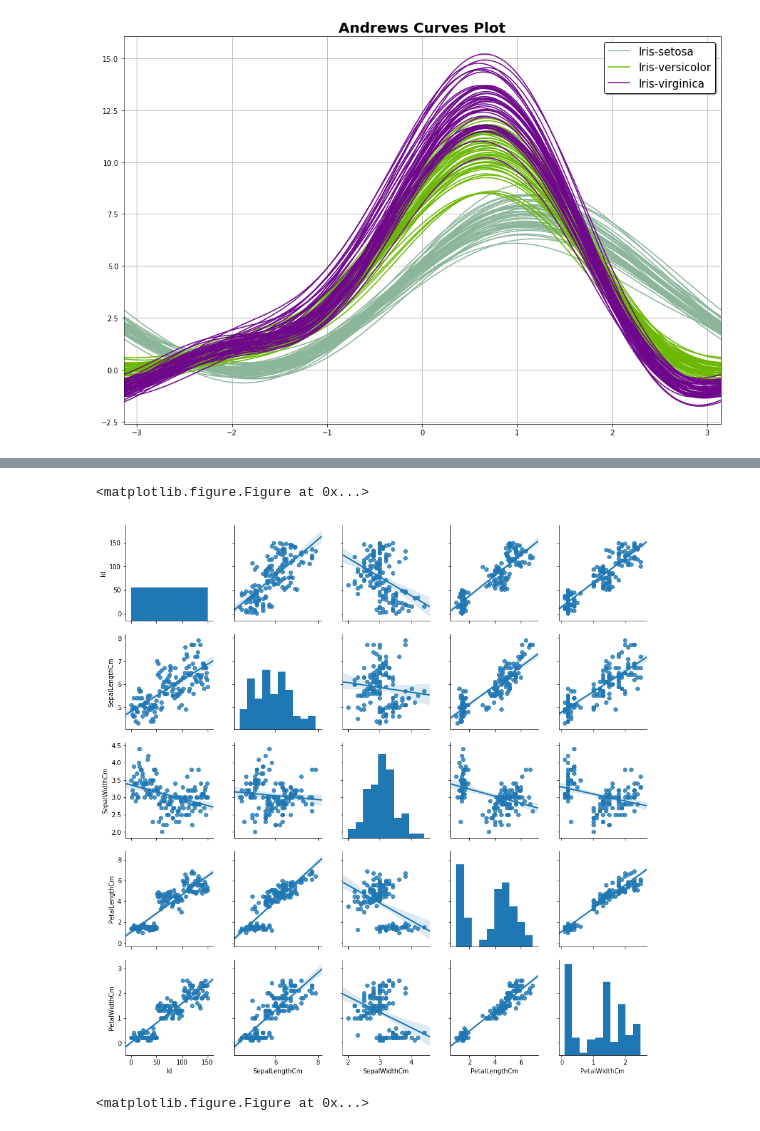
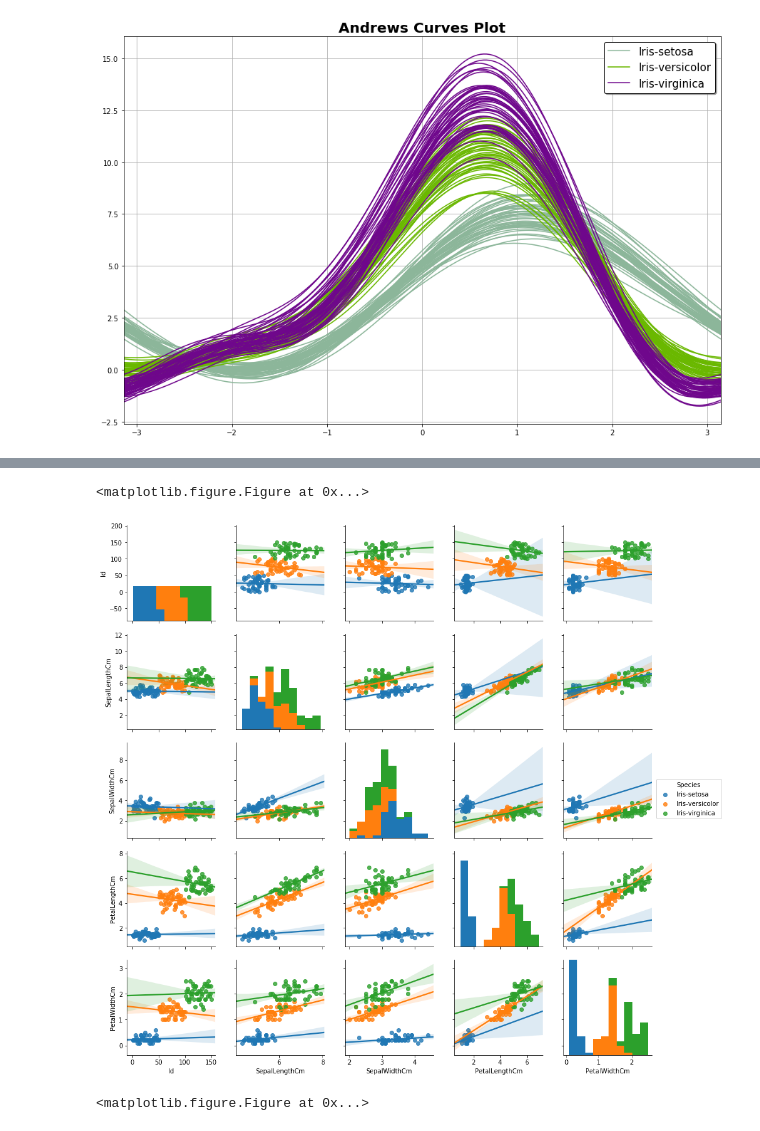
Before and after one commit to nitinprakash96/BTP, a Jupyter notebook: Week 2/IrisKNN.ipynb, the cells around one changed output, grey strips where cells are left out. Drawn from its saved outputs; the diff is of its cells as text; code cells hidden in the pictures.

```diff
--- a/Week 2/IrisKNN.ipynb
+++ b/Week 2/IrisKNN.ipynb
@@ -127,10 +127,10 @@ plt.show()
 # %%
 plt.figure()
-sns.pairplot(dataset, kind = "reg")
+sns.pairplot(dataset, hue = "Species", kind = "reg")
 plt.show()
 # %% [output]
 <matplotlib.figure.Figure at 0x...>
-[figure, old version]
+[figure, new version]
 # %%
 plt.figure()
 sns.pairplot(dataset.drop("Id", axis=1), hue = "Species", size=3, markers=["o", "s", "D"])
```
Also changed, not shown: parts of 3 cells of this notebook.
